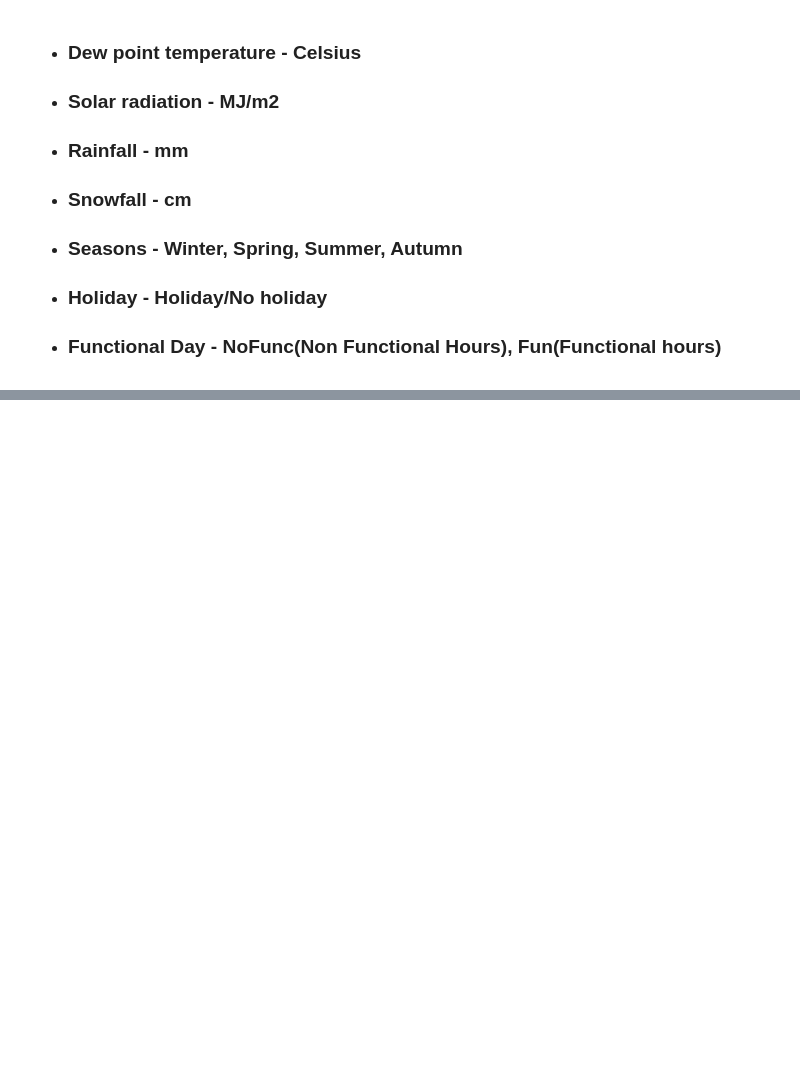
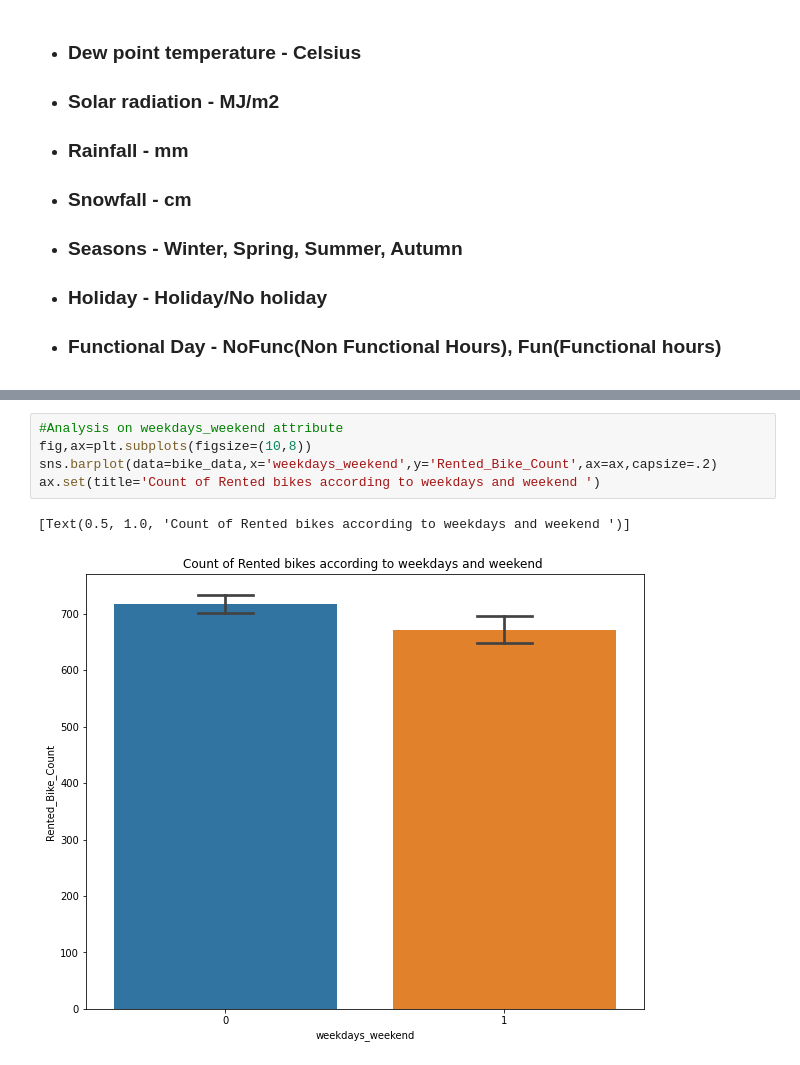
Before and after one commit to ssweta3seal/Seoul_Bike_Sharing, a Jupyter notebook: Bike_Sharing_Demand_Prediction_Capstone_Project.ipynb, the cells around one changed output, grey strips where cells are left out. Drawn from its saved outputs; the diff is of its cells as text; blank space fills up the shorter version.

```diff
--- a/Bike_Sharing_Demand_Prediction_Capstone_Project.ipynb
+++ b/Bike_Sharing_Demand_Prediction_Capstone_Project.ipynb
@@ -356,0 +490,8 @@ bikedata.groupby('Solar Radiation (MJ/m2)').mean()['Rented Bike Count'].plot()
+# %%
+#Analysis on weekdays_weekend attribute
+fig,ax=plt.subplots(figsize=(10,8))
+sns.barplot(data=bike_data,x='weekdays_weekend',y='Rented_Bike_Count',ax=ax,capsize=.2)
+ax.set(title='Count of Rented bikes according to weekdays and weekend ')
+# %% [output]
+[Text(0.5, 1.0, 'Count of Rented bikes according to weekdays and weekend ')]
+[figure, added]
```
Also changed, not shown: parts of 228 cells of this notebook.
